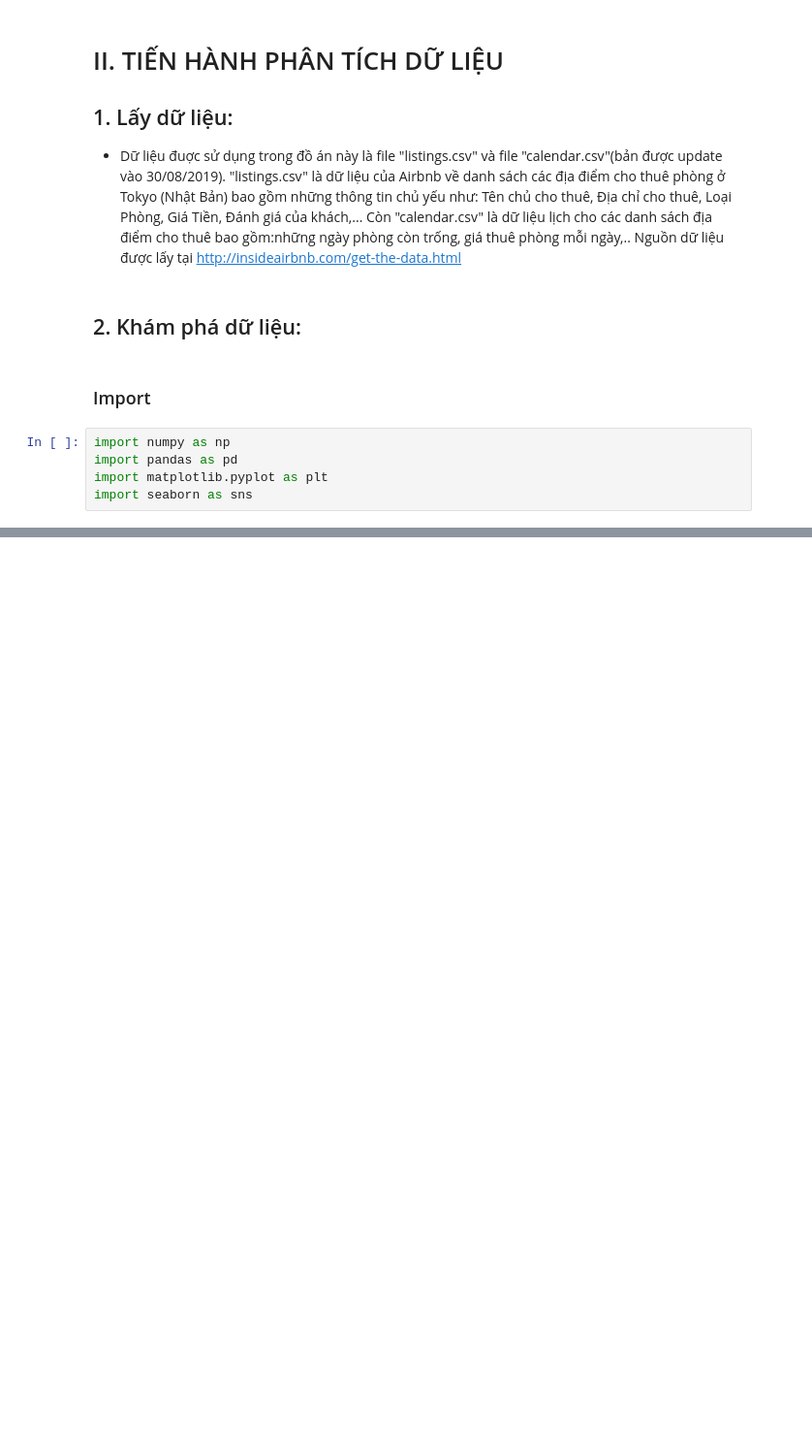
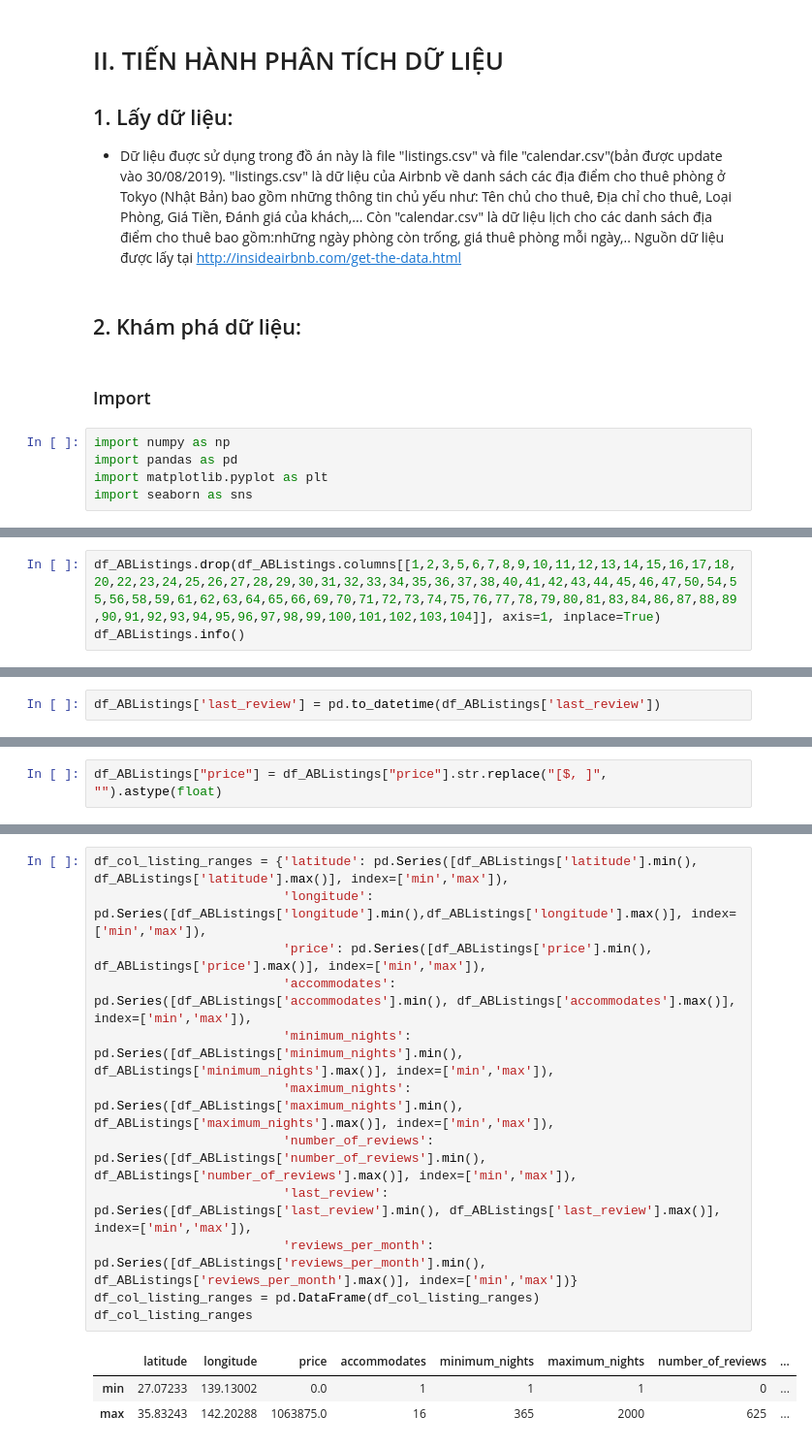
Before and after one commit to Tuyetmayy2410/LTKHDL_FinalProject, a Jupyter notebook: 1712892-NguyenThiTuyet.ipynb, the cells around one changed output, grey strips where cells are left out. Shown at 97% size. Saved outputs shown, nothing was run; the diff lists cells and outputs as text; blank space fills up the shorter version.

Commit message:
Update Data Mining

```diff
--- a/1712892-NguyenThiTuyet.ipynb
+++ b/1712892-NguyenThiTuyet.ipynb
@@ -38,0 +70,3 @@ import seaborn as sns
+# %%
+df_ABListings.drop(df_ABListings.columns[[1,2,3,5,6,7,8,9,10,11,12,13,14,15,16,17,18,20,22,23,24,25,26,27,28,29,30,31,32,33,34,35,36,37,38,40,41,42,43,44,45,46,47,50,54,55,56,58,59,61,62,63,64,65,66,69,70,71,72,73,74,75,76,77,78,79,80,81,83,84,86,87,88,89,90,91,92,93,94,95,96,97,98,99,100,101,102,103,104]], axis=1, inplace=True)
+df_ABListings.info()
@@ -38,0 +142,2 @@ import seaborn as sns
+# %%
+df_ABListings['last_review'] = pd.to_datetime(df_ABListings['last_review'])
@@ -38,0 +146,2 @@ import seaborn as sns
+# %%
+df_ABListings["price"] = df_ABListings["price"].str.replace("[$, ]", "").astype(float)
@@ -38,0 +152,16 @@ import seaborn as sns
+# %%
+df_col_listing_ranges = {'latitude': pd.Series([df_ABListings['latitude'].min(), df_ABListings['latitude'].max()], index=['min','max']),
+                         'longitude': pd.Series([df_ABListings['longitude'].min(),df_ABListings['longitude'].max()], index=['min','max']),
+                         'price': pd.Series([df_ABListings['price'].min(), df_ABListings['price'].max()], index=['min','max']),
+                         'accommodates': pd.Series([df_ABListings['accommodates'].min(), df_ABListings['accommodates'].max()], index=['min','max']),
+                         'minimum_nights': pd.Series([df_ABListings['minimum_nights'].min(), df_ABListings['minimum_nights'].max()], index=['min','max']),
+                         'maximum_nights': pd.Series([df_ABListings['maximum_nights'].min(), df_ABListings['maximum_nights'].max()], index=['min','max']),
+                         'number_of_reviews': pd.Series([df_ABListings['number_of_reviews'].min(), df_ABListings['number_of_reviews'].max()], index=['min','max']),
+                         'last_review': pd.Series([df_ABListings['last_review'].min(), df_ABListings['last_review'].max()], index=['min','max']),
+                         'reviews_per_month': pd.Series([df_ABListings['reviews_per_month'].min(), df_ABListings['reviews_per_month'].max()], index=['min','max'])}
+df_col_listing_ranges = pd.DataFrame(df_col_listing_ranges)
+df_col_listing_ranges
+# %% [output]
+|  | latitude | longitude | price | accommodates | minimum_nights | maximum_nights | number_of_reviews | ... |
+| min | 27.07233 | 139.13002 | 0.0 | 1 | 1 | 1 | 0 | ... |
+| max | 35.83243 | 142.20288 | 1063875.0 | 16 | 365 | 2000 | 625 | ... |
```
Also changed, not shown: parts of 20 cells of this notebook.
